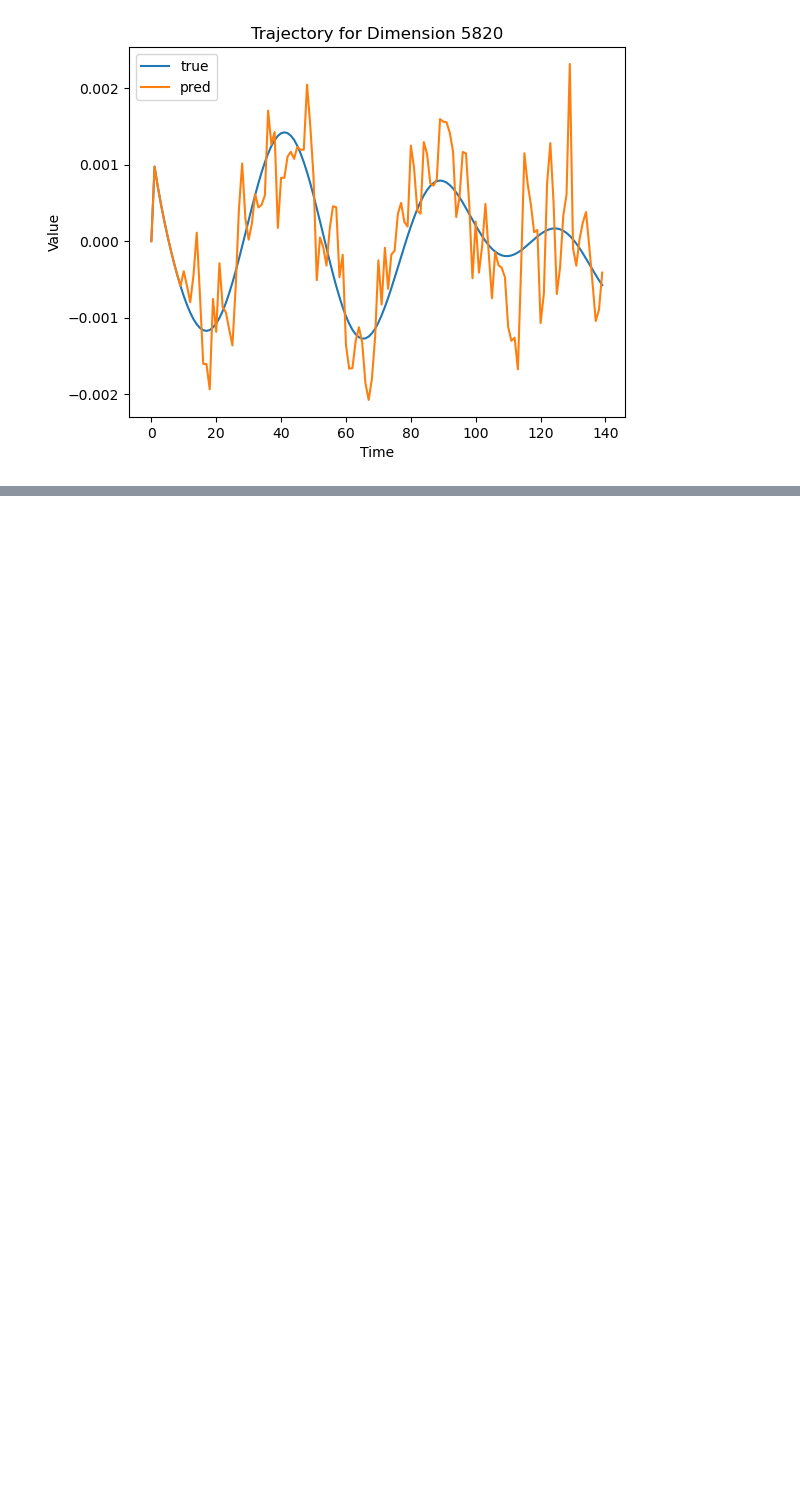
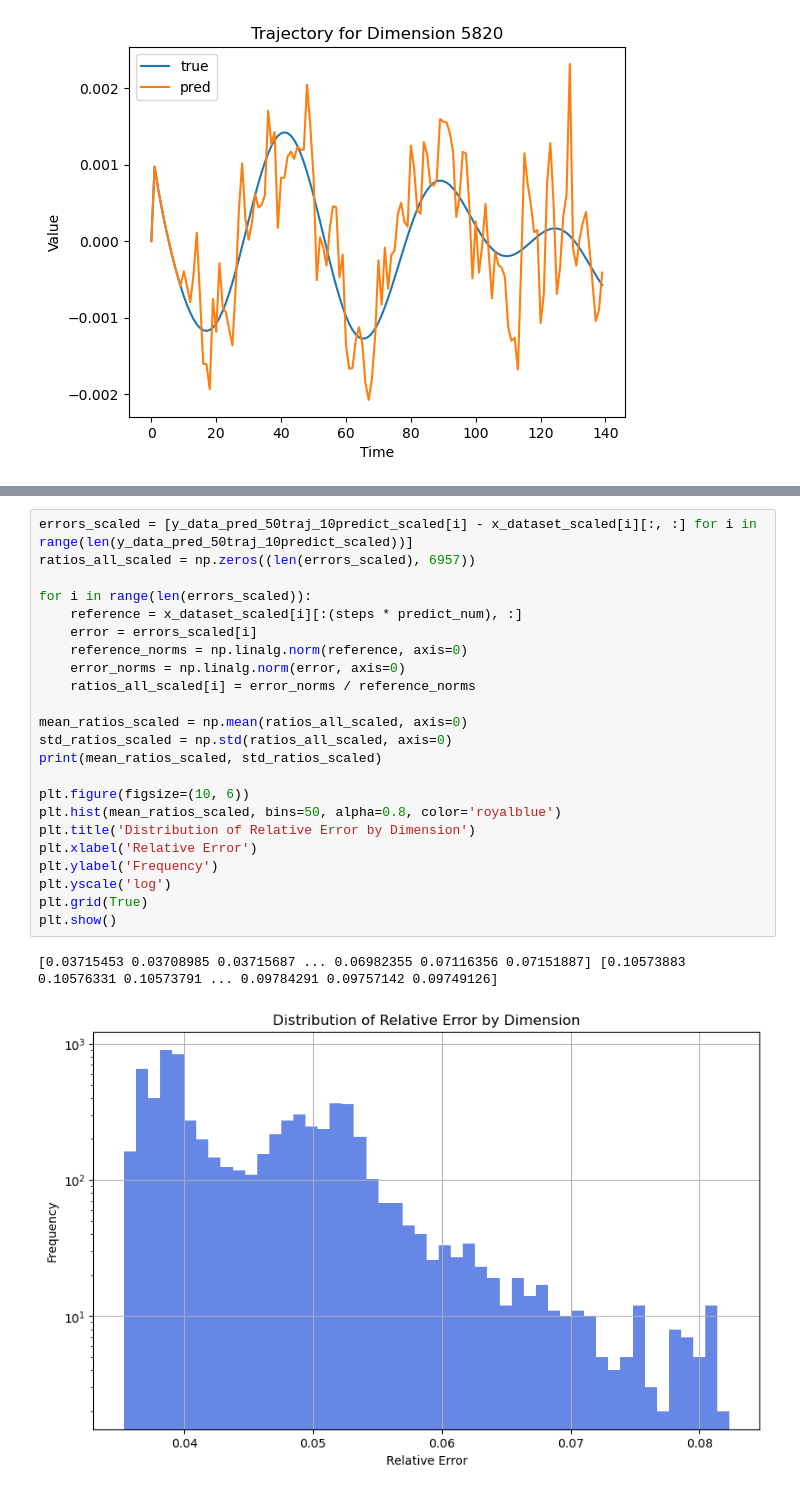
Before and after one commit to Shiqi-Wu/model_combination_Argos, a Jupyter notebook: gan_transformer/test_v2_10.ipynb, the cells around one changed output, grey strips where cells are left out. Drawn from its saved outputs; the diff is of its cells as text; blank space fills up the shorter version.

```diff
--- a/gan_transformer/test_v2_10.ipynb
+++ b/gan_transformer/test_v2_10.ipynb
@@ -277,0 +296,26 @@ for i in selected_dimensions:
+# %%
+errors_scaled = [y_data_pred_50traj_10predict_scaled[i] - x_dataset_scaled[i][:, :] for i in range(len(y_data_pred_50traj_10predict_scaled))]
+ratios_all_scaled = np.zeros((len(errors_scaled), 6957))
+
+for i in range(len(errors_scaled)):
+    reference = x_dataset_scaled[i][:(steps * predict_num), :]
+    error = errors_scaled[i]
+    reference_norms = np.linalg.norm(reference, axis=0)
+    error_norms = np.linalg.norm(error, axis=0)
+    ratios_all_scaled[i] = error_norms / reference_norms
+
+mean_ratios_scaled = np.mean(ratios_all_scaled, axis=0)
+std_ratios_scaled = np.std(ratios_all_scaled, axis=0)
+print(mean_ratios_scaled, std_ratios_scaled)
+
+plt.figure(figsize=(10, 6))
+plt.hist(mean_ratios_scaled, bins=50, alpha=0.8, color='royalblue')
+plt.title('Distribution of Relative Error by Dimension')
+plt.xlabel('Relative Error')
+plt.ylabel('Frequency')
+plt.yscale('log')
+plt.grid(True)
+plt.show()
+# %% [output]
+[0.03715453 0.03708985 0.03715687 ... 0.06982355 0.07116356 0.07151887] [0.10573883 0.10576331 0.10573791 ... 0.09784291 0.09757142 0.09749126]
+[figure, added]
```
Also changed, not shown: parts of 7 cells of this notebook, 3 other files.
